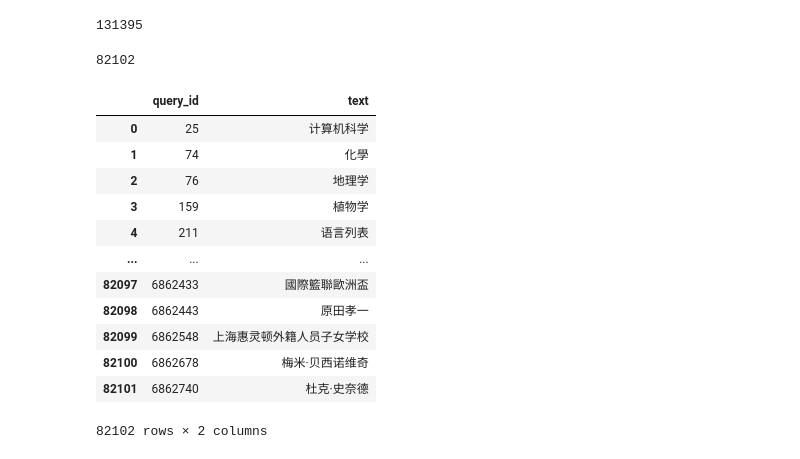
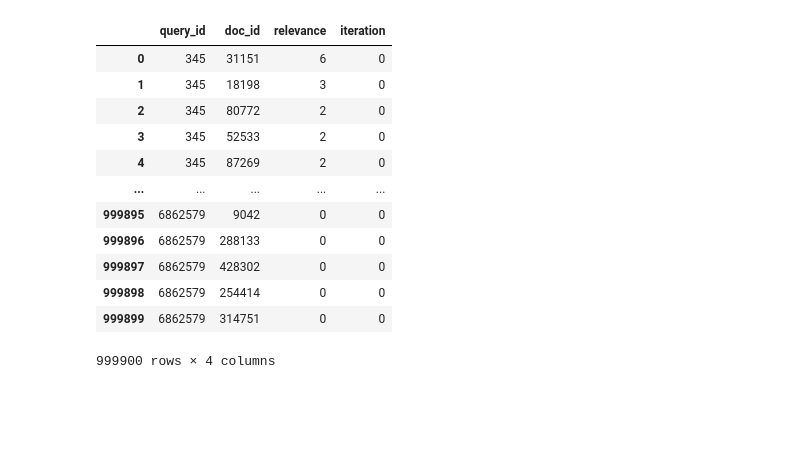
Before and after one commit to bajiuqier/clir, a Jupyter notebook: data_processing/clirmatrix_bi139/data_preview_ir_datasets.ipynb, the cells around one changed output. Saved outputs shown, nothing was run; the diff lists cells and outputs as text; code cells hidden in the pictures; blank space fills up the shorter version.

```diff
--- a/data_processing/clirmatrix_bi139/data_preview_ir_datasets.ipynb
+++ b/data_processing/clirmatrix_bi139/data_preview_ir_datasets.ipynb
@@ -9,9 +9,9 @@ import numpy as np
 # `ir_datasets.load('clirmatrix/{doc_lang}/{bi139-base|bi139-full}/{query_lang}/{train|dev|test1|test2}')`
 # eg：`ir_datasets.load('clirmatrix/kk/bi139-full/zh/train')`
 
-dataset1 = ir_datasets.load('clirmatrix/kk/bi139-full/zh/train')
-dataset2 = ir_datasets.load('clirmatrix/kk/bi139-full/zh/test1')
-dataset3 = ir_datasets.load('clirmatrix/kk/bi139-full/zh/test2')
+dataset1 = ir_datasets.load('clirmatrix/kk/bi139-base/zh/train')
+dataset2 = ir_datasets.load('clirmatrix/kk/bi139-base/zh/test1')
+dataset3 = ir_datasets.load('clirmatrix/kk/bi139-base/zh/test2')
 # dataset4 = ir_datasets.load('clirmatrix/kk/bi139-full/zh/dev')
 
 # dataset1 = ir_datasets.load('clirmatrix/zh/bi139-full/kk/train')
@@ -58,8 +20,0 @@ len(qrels_df1)
-# %%
-len(grouped_qid)
-# %% [output]
-131395
-# %%
-len(queries_df2)
-# %% [output]
-82102
@@ -68,16 +21,21 @@ path_home = Path.home() / "Desktop" / "Datasets" / "CLIRMatrix"
-# %%
-queries_df2
-# %% [output]
-|  | query_id | text |
-| 0 | 25 | 计算机科学 |
-| 1 | 74 | 化學 |
-| 2 | 76 | 地理学 |
-| 3 | 159 | 植物学 |
-| 4 | 211 | 语言列表 |
-| ... | ... | ... |
-| 82097 | 6862433 | 國際籃聯歐洲盃 |
-| 82098 | 6862443 | 原田孝一 |
-| 82099 | 6862548 | 上海惠灵顿外籍人员子女学校 |
-| 82100 | 6862678 | 梅米·贝西诺维奇 |
-| 82101 | 6862740 | 杜克·史奈德 |
-82102 rows × 2 columns
+# %%
+docstore = dataset1.docs_store()
+queries_df = pd.DataFrame(dataset1.queries_iter())
+qrels_df = pd.DataFrame(dataset1.qrels_iter())
+# %%
+qrels_df.loc[1]['query_id']
+qrels_df
+# %% [output]
+|  | query_id | doc_id | relevance | iteration |
+| 0 | 345 | 31151 | 6 | 0 |
+| 1 | 345 | 18198 | 3 | 0 |
+| 2 | 345 | 80772 | 2 | 0 |
+| 3 | 345 | 52533 | 2 | 0 |
+| 4 | 345 | 87269 | 2 | 0 |
+| ... | ... | ... | ... | ... |
+| 999895 | 6862579 | 9042 | 0 | 0 |
+| 999896 | 6862579 | 288133 | 0 | 0 |
+| 999897 | 6862579 | 428302 | 0 | 0 |
+| 999898 | 6862579 | 254414 | 0 | 0 |
+| 999899 | 6862579 | 314751 | 0 | 0 |
+999900 rows × 4 columns
```
Also changed, not shown: parts of 14 cells of this notebook, 6 other files.
